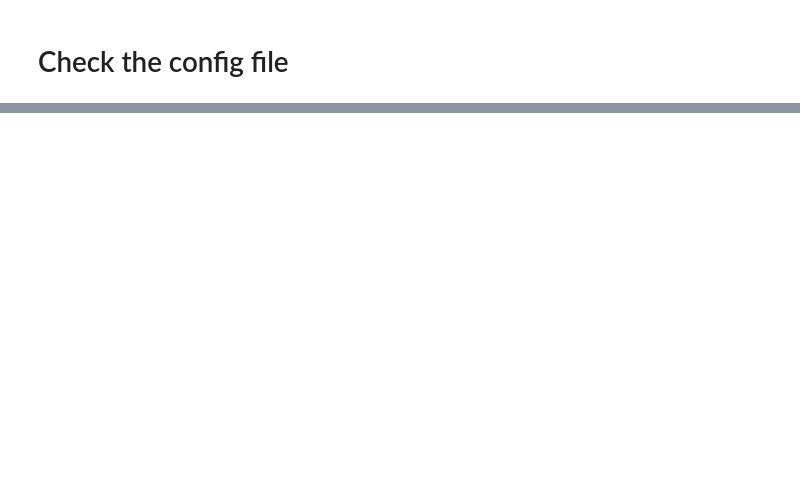
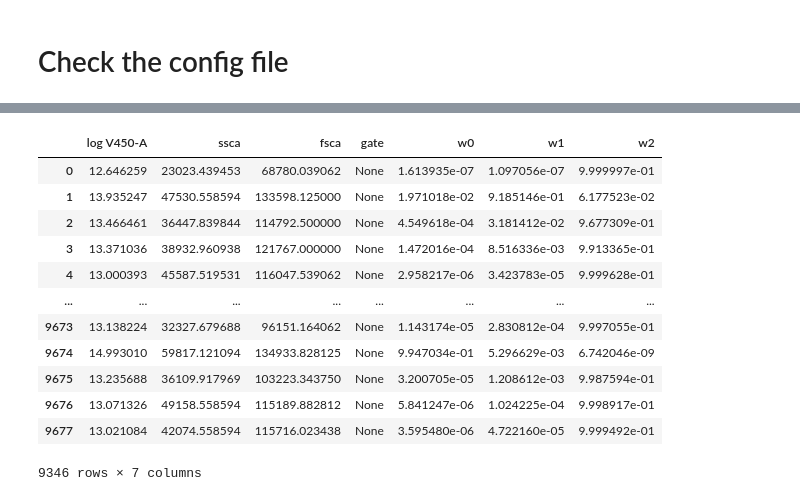
Before and after one commit to ggosti/fcGMM, a Jupyter notebook: ExampleNotebook.ipynb, the cells around one changed output, grey strips where cells are left out. Saved outputs shown, nothing was run; the diff lists cells and outputs as text; code cells hidden in the pictures; blank space fills up the shorter version.

```diff
--- a/ExampleNotebook.ipynb
+++ b/ExampleNotebook.ipynb
@@ -67,0 +178,12 @@ dataframe = gmm.doPreproc(datafile, sufx, names, dirClean,xlab,ylab,zlab)
+# %%
+m = 3
+hour = '24'
+sufx = ''
+
+means,Cs,ws = gmm.runGM(hour,dim,m,dfTh,res0,sufx,outf=True,show=False,cond=False,xlabel=xlabel,ylabel=ylabel,zlabel=zlabel)
+plt.show()
+
+dfW = dfTh.copy()
+
+for k in range(m):
+    dfW.loc[:,'w'+str(k)] = ws[k]
@@ -67,0 +204,16 @@ dataframe = gmm.doPreproc(datafile, sufx, names, dirClean,xlab,ylab,zlab)
+# %%
+dfW
+# %% [output]
+|  | log V450-A | ssca | fsca | gate | w0 | w1 | w2 |
+| 0 | 12.646259 | 23023.439453 | 68780.039062 | None | 1.613935e-07 | 1.097056e-07 | 9.999997e-01 |
+| 1 | 13.935247 | 47530.558594 | 133598.125000 | None | 1.971018e-02 | 9.185146e-01 | 6.177523e-02 |
+| 2 | 13.466461 | 36447.839844 | 114792.500000 | None | 4.549618e-04 | 3.181412e-02 | 9.677309e-01 |
+| 3 | 13.371036 | 38932.960938 | 121767.000000 | None | 1.472016e-04 | 8.516336e-03 | 9.913365e-01 |
+| 4 | 13.000393 | 45587.519531 | 116047.539062 | None | 2.958217e-06 | 3.423783e-05 | 9.999628e-01 |
+| ... | ... | ... | ... | ... | ... | ... | ... |
+| 9673 | 13.138224 | 32327.679688 | 96151.164062 | None | 1.143174e-05 | 2.830812e-04 | 9.997055e-01 |
+| 9674 | 14.993010 | 59817.121094 | 134933.828125 | None | 9.947034e-01 | 5.296629e-03 | 6.742046e-09 |
+| 9675 | 13.235688 | 36109.917969 | 103223.343750 | None | 3.200705e-05 | 1.208612e-03 | 9.987594e-01 |
+| 9676 | 13.071326 | 49158.558594 | 115189.882812 | None | 5.841247e-06 | 1.024225e-04 | 9.998917e-01 |
+| 9677 | 13.021084 | 42074.558594 | 115716.023438 | None | 3.595480e-06 | 4.722160e-05 | 9.999492e-01 |
+9346 rows × 7 columns
```
Also changed, not shown: parts of 17 cells of this notebook, 3 other files.
